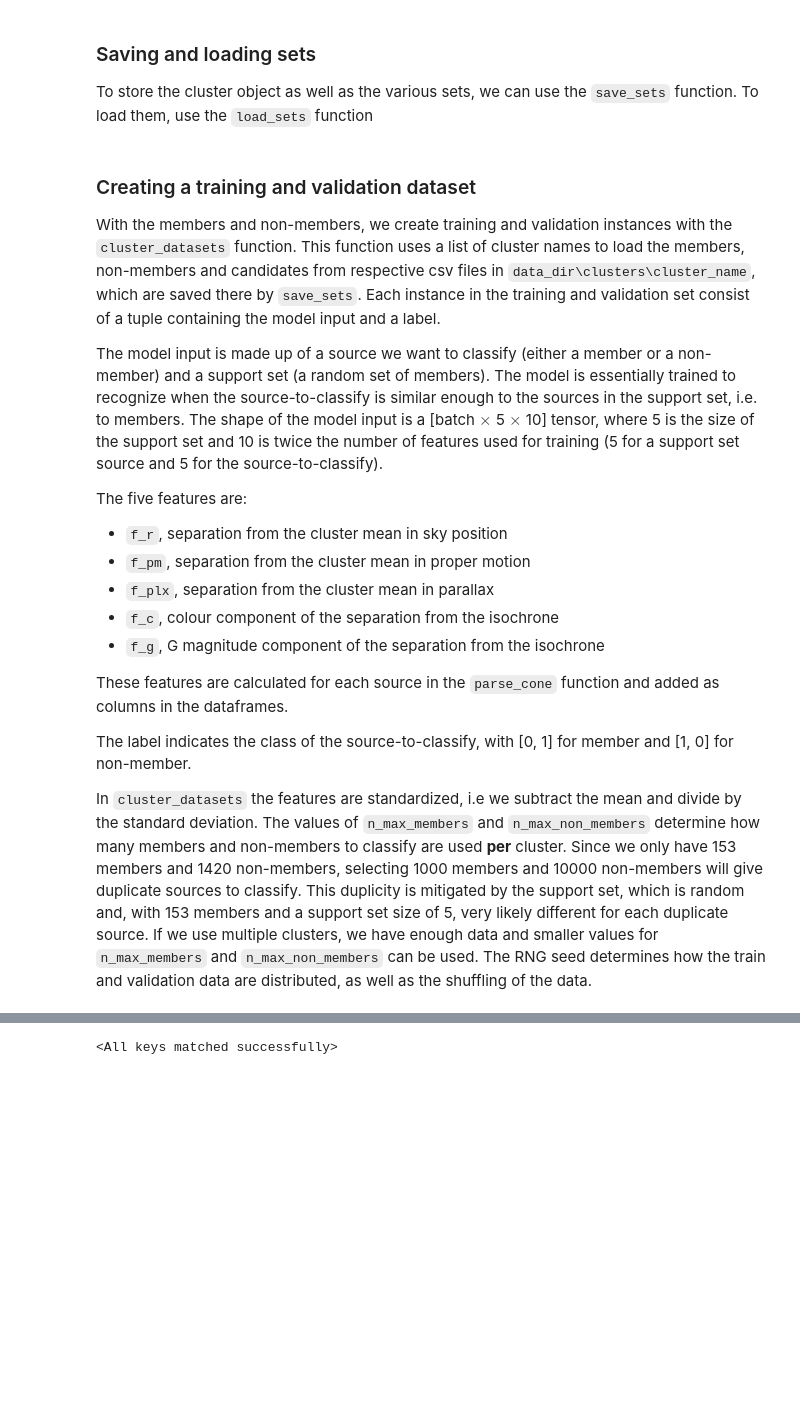
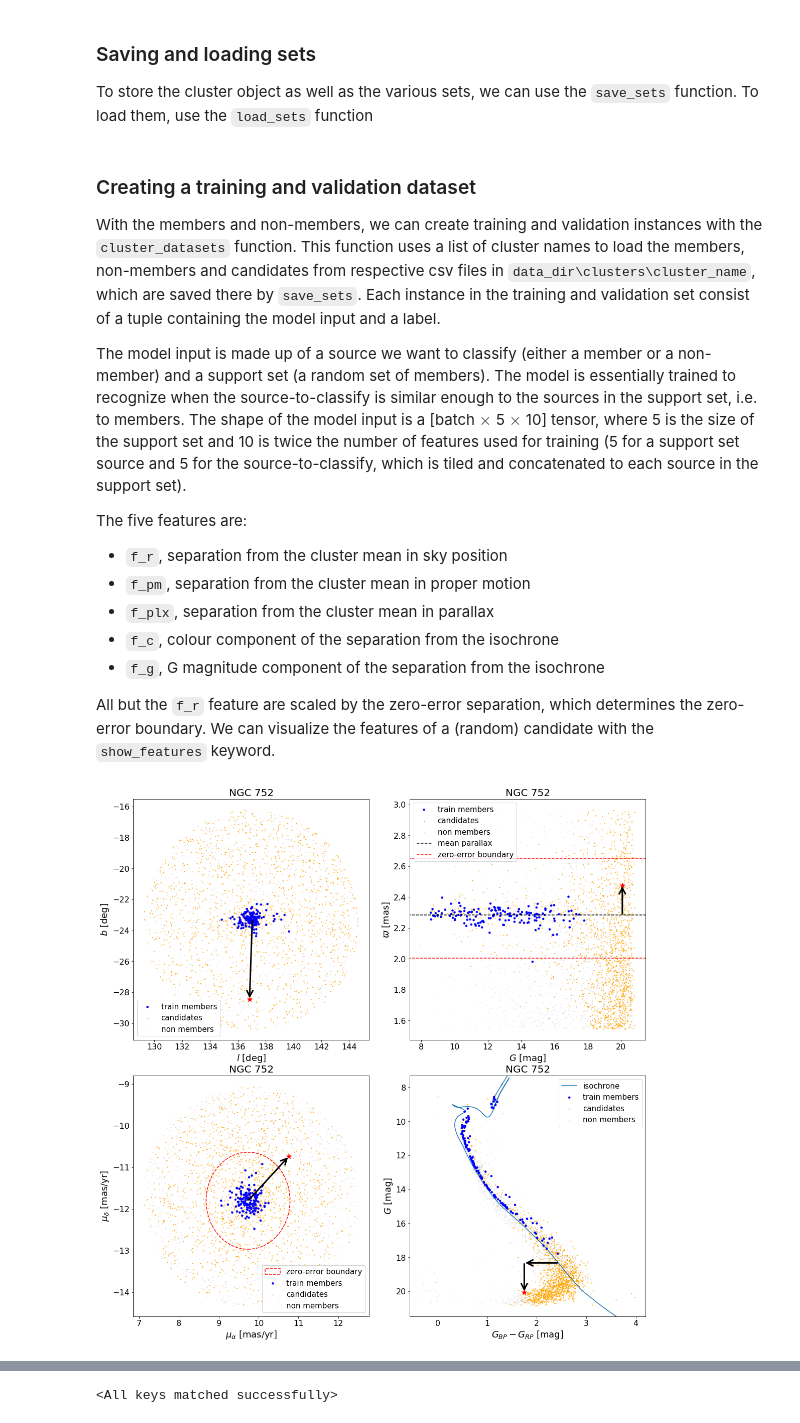
Before and after one commit to MGJvanGroeningen/gaia_oc_amd, a Jupyter notebook: tutorial.ipynb, the cells around one changed output, grey strips where cells are left out. Drawn from its saved outputs; the diff is of its cells as text; code cells hidden in the pictures; blank space fills up the shorter version.

Commit message:
Tutorial update + update features names

```diff
--- a/tutorial.ipynb
+++ b/tutorial.ipynb
@@ -266,9 +264,9 @@ save_sets(data_dir, cluster, members, candidates, non_members, comparison=compar
 # %% [markdown]
 ### Creating a training and validation dataset
 
-With the members and non-members, we create training and validation instances with the `cluster_datasets` function. This function uses a list of cluster names to load the members, non-members and candidates from respective csv files in `data_dir\clusters\cluster_name`, which are saved there by `save_sets`. Each instance in the training and validation set consist of a tuple containing the model input and a label.
+With the members and non-members, we can create training and validation instances with the `cluster_datasets` function. This function uses a list of cluster names to load the members, non-members and candidates from respective csv files in `data_dir\clusters\cluster_name`, which are saved there by `save_sets`. Each instance in the training and validation set consist of a tuple containing the model input and a label.
 
-The model input is made up of a source we want to classify (either a member or a non-member) and a support set (a random set of members). The model is essentially trained to recognize when the source-to-classify is similar enough to the sources in the support set, i.e. to members. The shape of the model input is a [batch $\times$ 5 $\times$ 10] tensor, where 5 is the size of the support set and 10 is twice the number of features used for training (5 for a support set source and 5 for the source-to-classify).
+The model input is made up of a source we want to classify (either a member or a non-member) and a support set (a random set of members). The model is essentially trained to recognize when the source-to-classify is similar enough to the sources in the support set, i.e. to members. The shape of the model input is a [batch $\times$ 5 $\times$ 10] tensor, where 5 is the size of the support set and 10 is twice the number of features used for training (5 for a support set source and 5 for the source-to-classify, which is tiled and concatenated to each source in the support set).
 
 The five features are:
 - `f_r`, separation from the cluster mean in sky position
@@ -277,8 +275,9 @@ The five features are:
 - `f_c`, colour component of the separation from the isochrone
 - `f_g`, G magnitude component of the separation from the isochrone
 
-These features are calculated for each source in the `parse_cone` function and added as columns in the dataframes.
-
-The label indicates the class of the source-to-classify, with [0, 1] for member and [1, 0] for non-member.
-
-In `cluster_datasets` the features are standardized, i.e we subtract the mean and divide by the standard deviation. The values of `n_max_members` and `n_max_non_members` determine how many members and non-members to classify are used **per** cluster. Since we only have 153 members and 1420 non-members, selecting 1000 members and 10000 non-members will give duplicate sources to classify. This duplicity is mitigated by the support set, which is random and, with 153 members and a support set size of 5, very likely different for each duplicate source. If we use multiple clusters, we have enough data and smaller values for `n_max_members` and `n_max_non_members` can be used. The RNG seed determines how the train and validation data are distributed, as well as the shuffling of the data.
+All but the `f_r` feature are scaled by the zero-error separation, which determines the zero-error boundary. We can visualize the features of a (random) candidate with the `show_features` keyword.
+# %%
+plot_sources(sources, cluster, cluster_save_dir, isochrone=isochrone, plot_type='candidates',
+             show_features=True)
+# %% [output]
+[figure, added]
```
Also changed, not shown: parts of 16 cells of this notebook, 1 other file.
